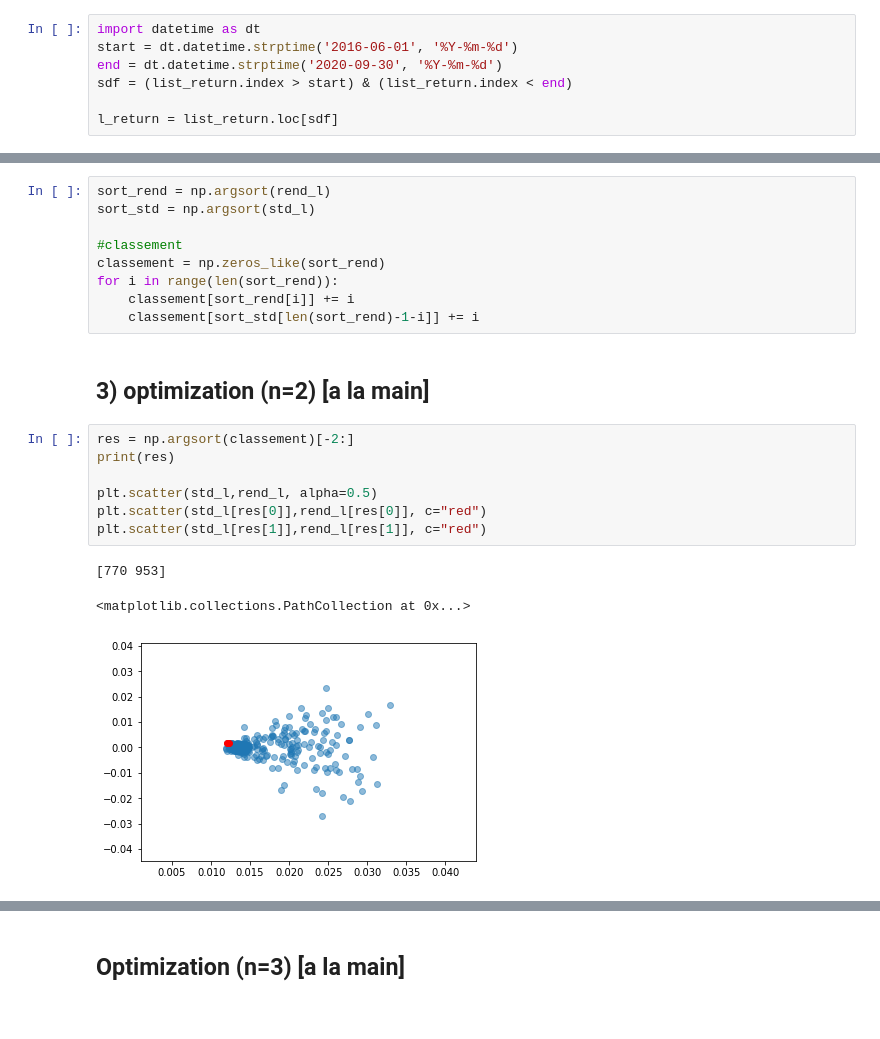
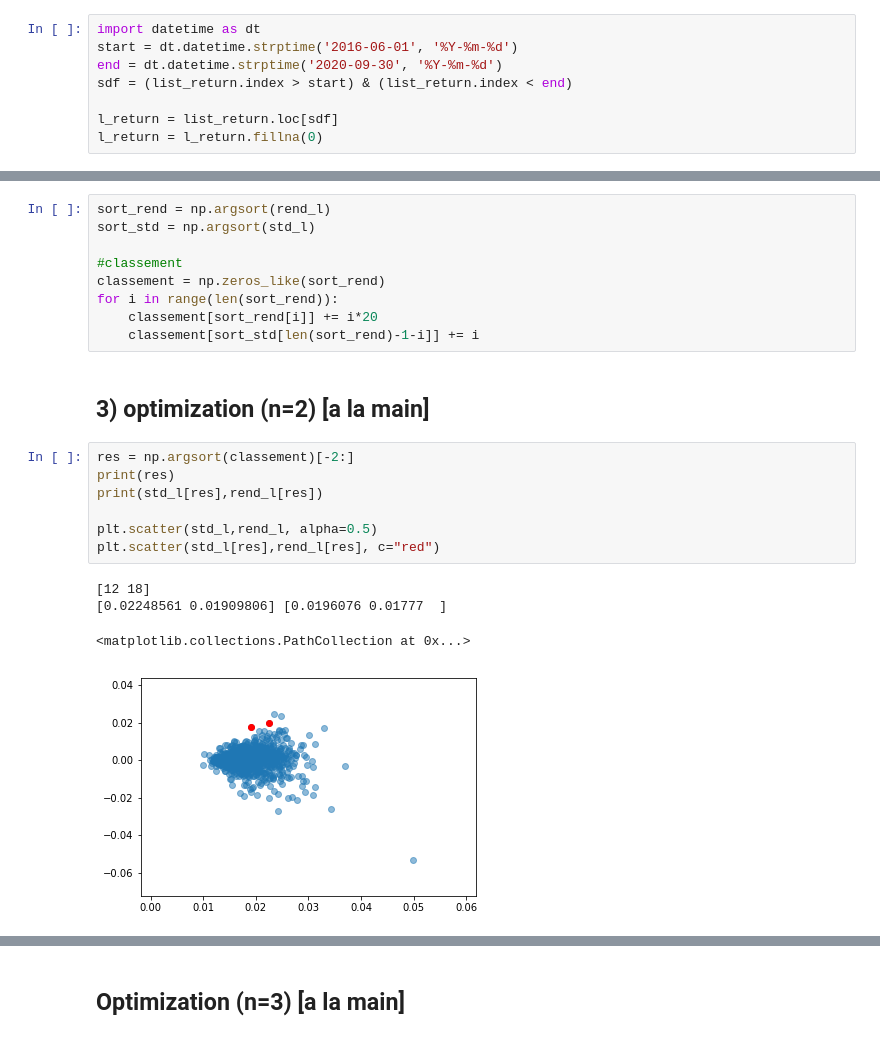
Before and after one commit to landEpita/Dolphin, a Jupyter notebook: Optimisation_Markowitz.ipynb, the cells around one changed output, grey strips where cells are left out. Cells and saved outputs as stored; diff of their text form.

```diff
--- a/Optimisation_Markowitz.ipynb
+++ b/Optimisation_Markowitz.ipynb
@@ -182,6 +182,7 @@ end = dt.datetime.strptime('2020-09-30', '%Y-%m-%d')
 sdf = (list_return.index > start) & (list_return.index < end)
 
 l_return = list_return.loc[sdf]
+l_return = l_return.fillna(0)
 # %% [markdown]
 ## 2) Classement
 # %%
@@ -199,19 +204,20 @@ sort_std = np.argsort(std_l)
 #classement
 classement = np.zeros_like(sort_rend)
 for i in range(len(sort_rend)):
-    classement[sort_rend[i]] += i
+    classement[sort_rend[i]] += i*20
     classement[sort_std[len(sort_rend)-1-i]] += i
 # %% [markdown]
 ## 3) optimization (n=2) [a la main]
 # %%
 res = np.argsort(classement)[-2:]
 print(res)
+print(std_l[res],rend_l[res])
 
 plt.scatter(std_l,rend_l, alpha=0.5)
-plt.scatter(std_l[res[0]],rend_l[res[0]], c="red")
-plt.scatter(std_l[res[1]],rend_l[res[1]], c="red")
+plt.scatter(std_l[res],rend_l[res], c="red")
 # %% [output]
-[770 953]
+[12 18]
+[0.02248561 0.01909806] [0.0196076 0.01777  ]
 <matplotlib.collections.PathCollection at 0x...>
-[figure, old version]
+[figure, new version]
 # %%
```
Also changed, not shown: parts of 17 cells of this notebook.
